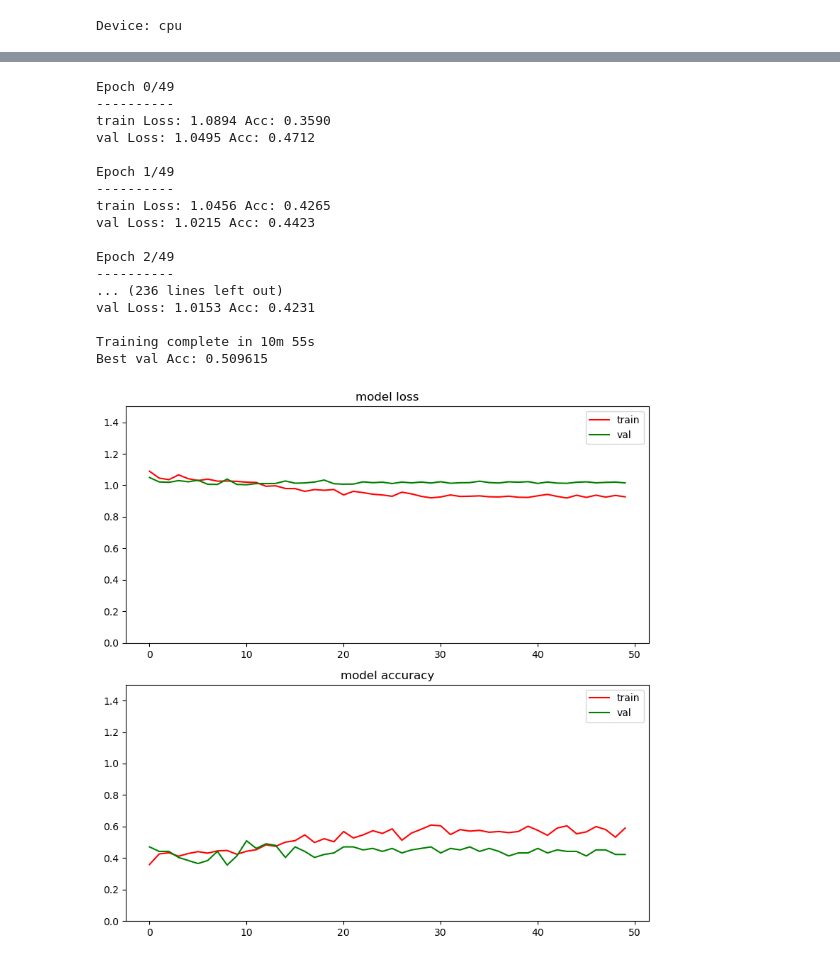
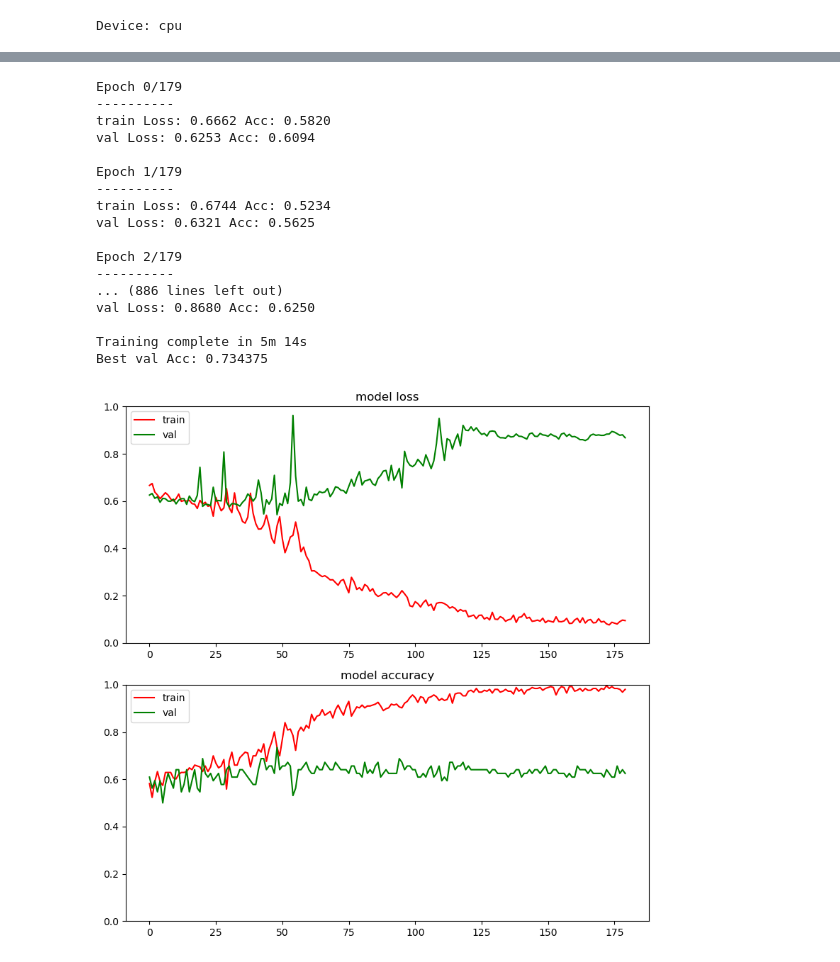
Before and after one commit to YeseulLee0311/1dCNN-for-hypertension-detection-using-PPG, a Jupyter notebook: main.ipynb, the cells around one changed output, grey strips where cells are left out. Cells and saved outputs as stored; diff of their text form; code cells hidden in the pictures.

Commit message:
Update codes for MIMICii dataset and Diabetes transfer learning

```diff
--- a/main.ipynb
+++ b/main.ipynb
@@ -102,8 +107,36 @@ device = torch.device("cuda" if torch.cuda.is_available() else "cpu")
 print('Device:',device)
 # %% [output]
 Device: cpu
+# %%
+class Conv3Net(nn.Module):
+    def __init__(self, n_class=2):
+        super(Conv3Net, self).__init__()
+        self.n_class = n_class
+        self.feature_extractor = nn.Sequential(
+            nn.Conv1d(1, 64, kernel_size=30, stride=3, padding=2),
+            nn.BatchNorm1d(64),
+            nn.ReLU(),
+            nn.Conv1d(64, 64, kernel_size=15, stride=3, padding=2),
+            nn.ReLU(),
+            nn.MaxPool1d(kernel_size=7),
+            nn.Conv1d(64, 128, kernel_size=5, padding=2),
+            nn.ReLU(),
+            nn.MaxPool1d(kernel_size=7)
+        )
+        self.classifier = nn.Sequential(
+            nn.Linear(512, 64),
+            nn.ReLU(),
+            nn.Linear(64, n_class)
+        )
+
+    def forward(self, x):
+        x = self.feature_extractor(x)
+        x = x.view(x.size(0), -1)
+        return self.classifier(x)
 # %%
-model=shallowResNet(3)
+#model=FCNet(3)
+model=Conv3Net(2)
+#model=ResNet18(2)
 model=model.to(device)
 # %%
 model
@@ -126,27 +160,29 @@ shallowResNet(
   )
 )
 # %%
-learning_rate=0.0001
+learning_rate=0.001
 criterion = nn.CrossEntropyLoss()
-optimizer = optim.Adam(model.parameters(), lr=learning_rate) #weight_decay=0.01
-exp_lr_scheduler = lr_scheduler.StepLR(optimizer, step_size=10, gamma=0.2)
-trained_model,trained_model_later=train_model(model, criterion, optimizer, exp_lr_scheduler, dataloaders, dataset_sizes, device, num_epochs=50)
+optimizer = optim.SGD(model.parameters(), lr=0.01, momentum=0.9, weight_decay=0.0005)
+#optimizer = optim.Adam(model.parameters(), lr=learning_rate) #weight_decay=0.01
+exp_lr_scheduler = lr_scheduler.StepLR(optimizer, step_size=60, gamma=0.1)
+#exp_lr_scheduler = lr_scheduler.StepLR(optimizer, step_size=20, gamma=0.2)
+trained_model,trained_model_later=train_model(model, criterion, optimizer, exp_lr_scheduler, dataloaders, dataset_sizes, device, num_epochs=180)
 # %% [output]
-Epoch 0/49
+Epoch 0/179
 ----------
-train Loss: 1.0894 Acc: 0.3590
-val Loss: 1.0495 Acc: 0.4712
+train Loss: 0.6662 Acc: 0.5820
+val Loss: 0.6253 Acc: 0.6094
 
-Epoch 1/49
+Epoch 1/179
 ----------
-train Loss: 1.0456 Acc: 0.4265
-val Loss: 1.0215 Acc: 0.4423
+train Loss: 0.6744 Acc: 0.5234
+val Loss: 0.6321 Acc: 0.5625
 
-Epoch 2/49
+Epoch 2/179
 ----------
-... (236 lines left out)
-val Loss: 1.0153 Acc: 0.4231
+... (886 lines left out)
+val Loss: 0.8680 Acc: 0.6250
 
-Training complete in 10m 55s
-Best val Acc: 0.509615
+Training complete in 5m 14s
+Best val Acc: 0.734375
-[figure, old version]
+[figure, new version]
```
Also changed, not shown: parts of 9 cells of this notebook, 10 other files.
